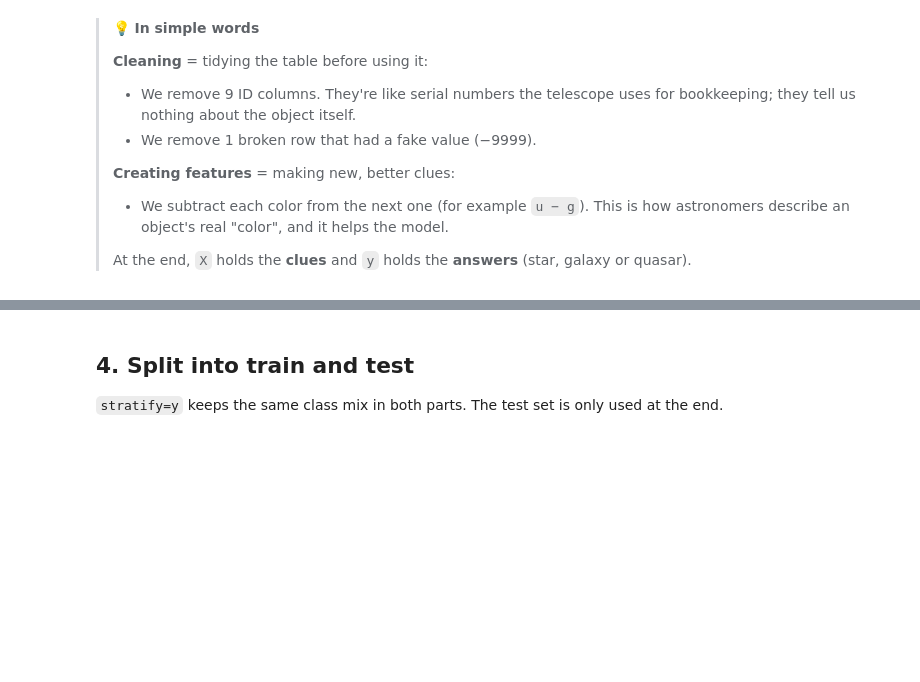
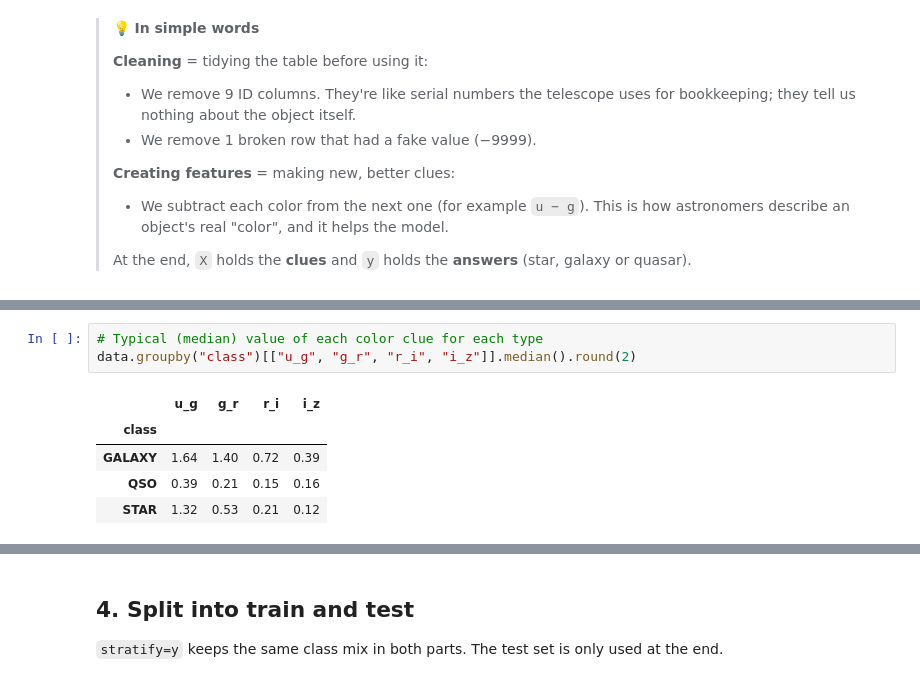
Before and after one commit to lervindelarosa-gif/Stellar-classification, a Jupyter notebook: notebooks/stellar_classification.ipynb, the cells around one changed output, grey strips where cells are left out. Drawn from its saved outputs; the diff is of its cells as text; blank space fills up the shorter version.

Commit message:
Show the color clues being made, by hand and per class, in the notebook
Co-Authored-By: Claude Opus 5.5 <noreply@anthropic.com>

```diff
--- a/notebooks/stellar_classification.ipynb
+++ b/notebooks/stellar_classification.ipynb
@@ -286,0 +306,9 @@ Rows left: 99999
+# %%
+# Typical (median) value of each color clue for each type
+data.groupby("class")[["u_g", "g_r", "r_i", "i_z"]].median().round(2)
+# %% [output]
+|  | u_g | g_r | r_i | i_z |
+| class |  |  |  |  |
+| GALAXY | 1.64 | 1.40 | 0.72 | 0.39 |
+| QSO | 0.39 | 0.21 | 0.15 | 0.16 |
+| STAR | 1.32 | 0.53 | 0.21 | 0.12 |
```
Also changed, not shown: parts of 3 cells of this notebook.
